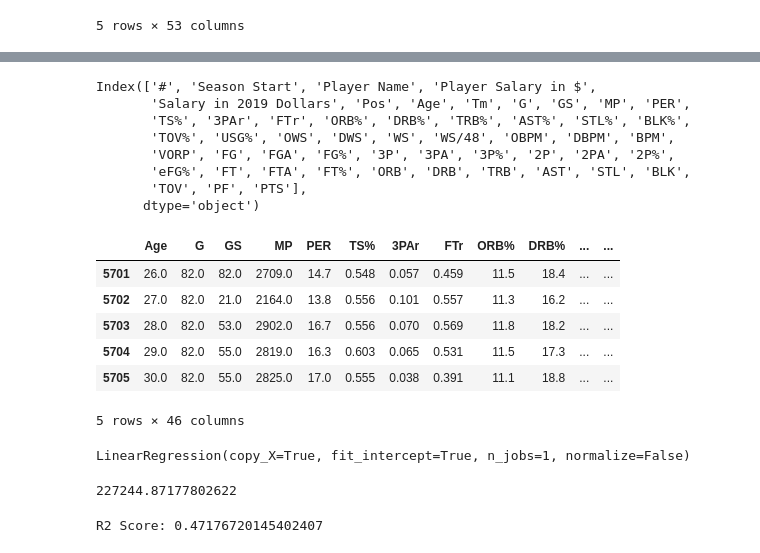
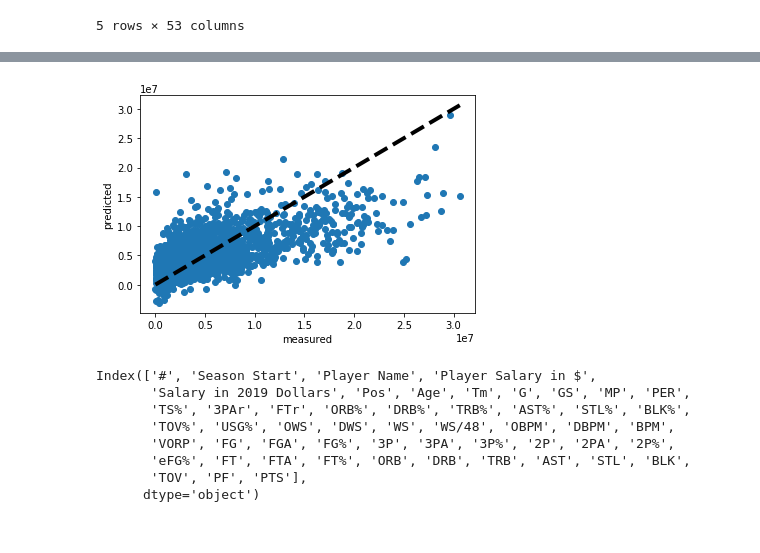
Before and after one commit to dpcoar/Final_Project, a Jupyter notebook: Salary Analysis/NBA_Salary regressions.ipynb, the cells around one changed output, grey strips where cells are left out. Drawn from its saved outputs; the diff is of its cells as text; code cells hidden in the pictures.

```diff
--- a/Salary Analysis/NBA_Salary regressions.ipynb
+++ b/Salary Analysis/NBA_Salary regressions.ipynb
@@ -31,0 +57,8 @@ cleaned.head()
+# %%
+#feature selection
+X = cleaned.iloc[:,6:]
+y = cleaned['Salary in 2019 Dollars']
+columnsDrop = ['Tm', 'TOV','TOV%', 'VORP', 'USG%','MP','Age', 'BPM','WS/48', 'WS', 'OWS','DWS','USG%']
+# %%
+# I dont need team names
+X.drop(columns = columnsDrop, inplace = True)
@@ -31,0 +76,5 @@ cleaned.head()
+# %%
+X_train, X_test, y_train, y_test = train_test_split(X, y, test_size=0.2, random_state=0)
+# %%
+model = LinearRegression(fit_intercept=True, )
+model.fit(X_train, y_train)
@@ -32,3 +145,12 @@ cleaned.head()
+# %%
+fig, ax = plt.subplots()
+ax.scatter(y_test, y_pred)
+ax.plot([y_test.min(), y_test.max()], [y_test.min(), y_test.max()], 'k--', lw=4)
+ax.set_xlabel('measured')
+ax.set_ylabel('predicted')
+plt.show()
+# %% [output]
+[figure, added]
 # %%
 cleaned.keys()
 # %% [output]
@@ -49,11 +164,0 @@ X.drop(columns = 'Tm', inplace = True)
-# %%
-# ready for the train test split
-X.head()
-# %% [output]
-|  | Age | G | GS | MP | PER | TS% | 3PAr | FTr | ORB% | DRB% | ... | ... |
-| 5701 | 26.0 | 82.0 | 82.0 | 2709.0 | 14.7 | 0.548 | 0.057 | 0.459 | 11.5 | 18.4 | ... | ... |
-| 5702 | 27.0 | 82.0 | 21.0 | 2164.0 | 13.8 | 0.556 | 0.101 | 0.557 | 11.3 | 16.2 | ... | ... |
-| 5703 | 28.0 | 82.0 | 53.0 | 2902.0 | 16.7 | 0.556 | 0.070 | 0.569 | 11.8 | 18.2 | ... | ... |
-| 5704 | 29.0 | 82.0 | 55.0 | 2819.0 | 16.3 | 0.603 | 0.065 | 0.531 | 11.5 | 17.3 | ... | ... |
-| 5705 | 30.0 | 82.0 | 55.0 | 2825.0 | 17.0 | 0.555 | 0.038 | 0.391 | 11.1 | 18.8 | ... | ... |
-5 rows × 46 columns
@@ -62,20 +164,0 @@ X_train, X_test, y_train, y_test = train_test_split(X, y, test_size=0.3, random_
-# %%
-model = LinearRegression()
-model.fit(X_train, y_train)
-# %% [output]
-LinearRegression(copy_X=True, fit_intercept=True, n_jobs=1, normalize=False)
-# %%
-print(model.intercept_)
-# %% [output]
-227244.87177802622
-# %%
-y_pred = model.predict(X_test)
-
-# Fitting our model with all of our features in X
-model.fit(X, y)
-
-score = model.score(X, y)
-print(f"R2 Score: {score}")
-#this is a bad score
-# %% [output]
-R2 Score: 0.47176720145402407
```
Also changed, not shown: parts of 15 cells of this notebook.
